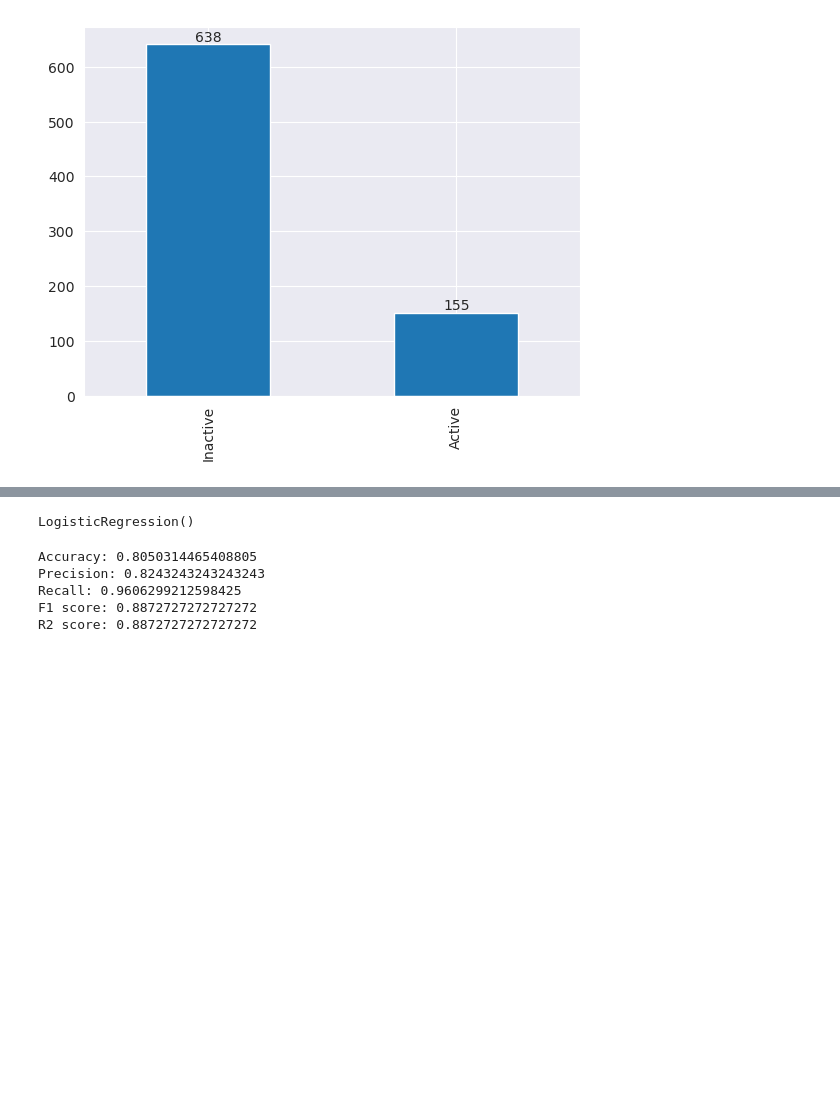
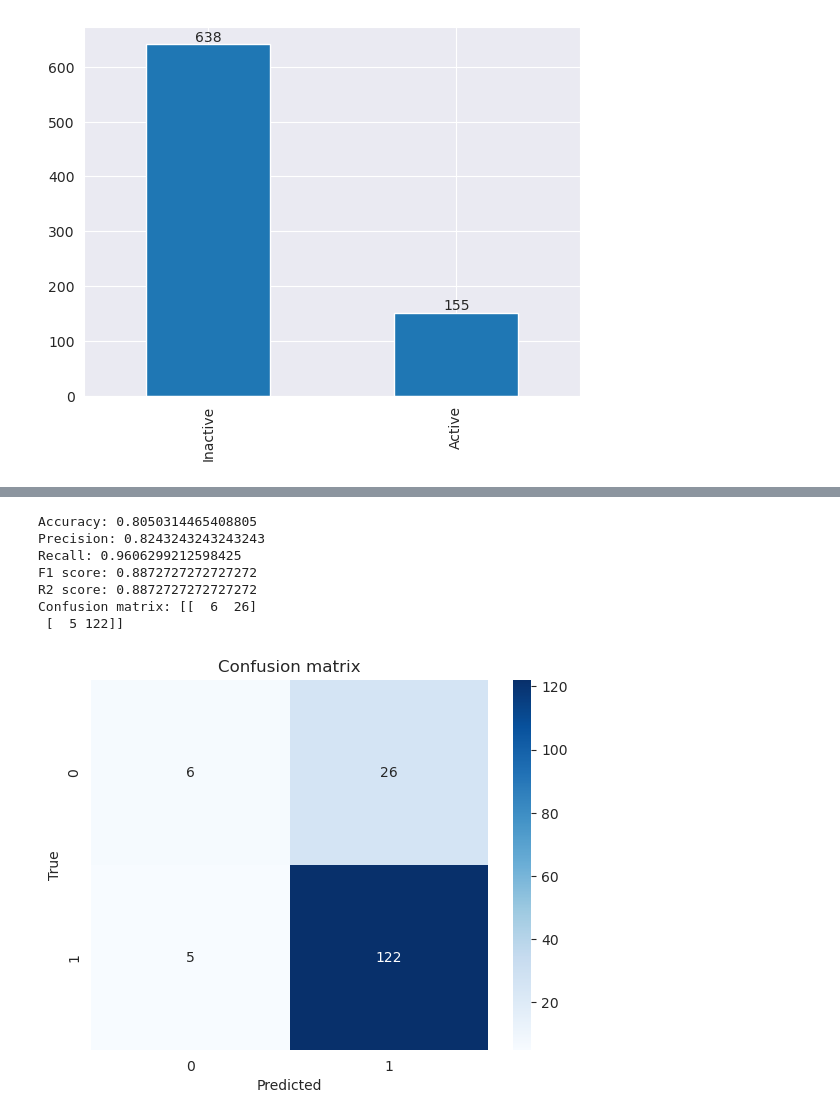
Before and after one commit to pcperera/attrition, a Jupyter notebook: descriptive-feature-engineering-combined.ipynb, the cells around one changed output, grey strips where cells are left out. Saved outputs shown, nothing was run; the diff lists cells and outputs as text; code cells hidden in the pictures; blank space fills up the shorter version.

```diff
--- a/descriptive-feature-engineering-combined.ipynb
+++ b/descriptive-feature-engineering-combined.ipynb
@@ -266,11 +289,13 @@ plt.show()
 # %%
-x = df_employee_for_modeling[['Employment_Duration', 'Leave_Count', 'Unavailability_Factor']]
+gender_map = {'Female': 0, 'Male': 1}
+material_status_map = {'Single': 0, 'Married': 1, 'NaN': 2}
+df_employee_for_modeling['Gender_Code'] = df_employee_for_modeling['Gender'].map(gender_map)
+df_employee_for_modeling['Marital_Status_Code'] = df_employee_for_modeling['Marital_Status'].map(material_status_map)
+x = df_employee_for_modeling[['Employment_Duration', 'Leave_Count']]
 y = df_employee_for_modeling['Is_Attrition']
 x_train, x_test, y_train, y_test = train_test_split(x, y, test_size=0.2, random_state=55)
 model = LogisticRegression()
-model.fit(x_train, y_train)
+fitted_model = model.fit(x_train, y_train)
-# %% [output]
-LogisticRegression()
 # %%
 y_predicted = model.predict(x_test)
 accuracy = accuracy_score(y_test, y_predicted)
@@ -283,9 +308,21 @@ f1 = f1_score(y_test, y_predicted)
 print(f'F1 score: {f1}')
 r2 = f1_score(y_test, y_predicted)
 print(f'R2 score: {r2}')
+confusion_matrix = confusion_matrix(y_test, y_predicted)
+print(f'Confusion matrix: {confusion_matrix}')
 # %% [output]
 Accuracy: 0.8050314465408805
 Precision: 0.8243243243243243
 Recall: 0.9606299212598425
 F1 score: 0.8872727272727272
 R2 score: 0.8872727272727272
+Confusion matrix: [[  6  26]
+ [  5 122]]
+# %%
+seaborn.heatmap(confusion_matrix, annot=True, cmap='Blues', fmt='.0f')
+plt.title('Confusion matrix')
+plt.xlabel('Predicted')
+plt.ylabel('True')
+plt.show()
+# %% [output]
+[figure, added]
```
Also changed, not shown: parts of 7 cells of this notebook.
